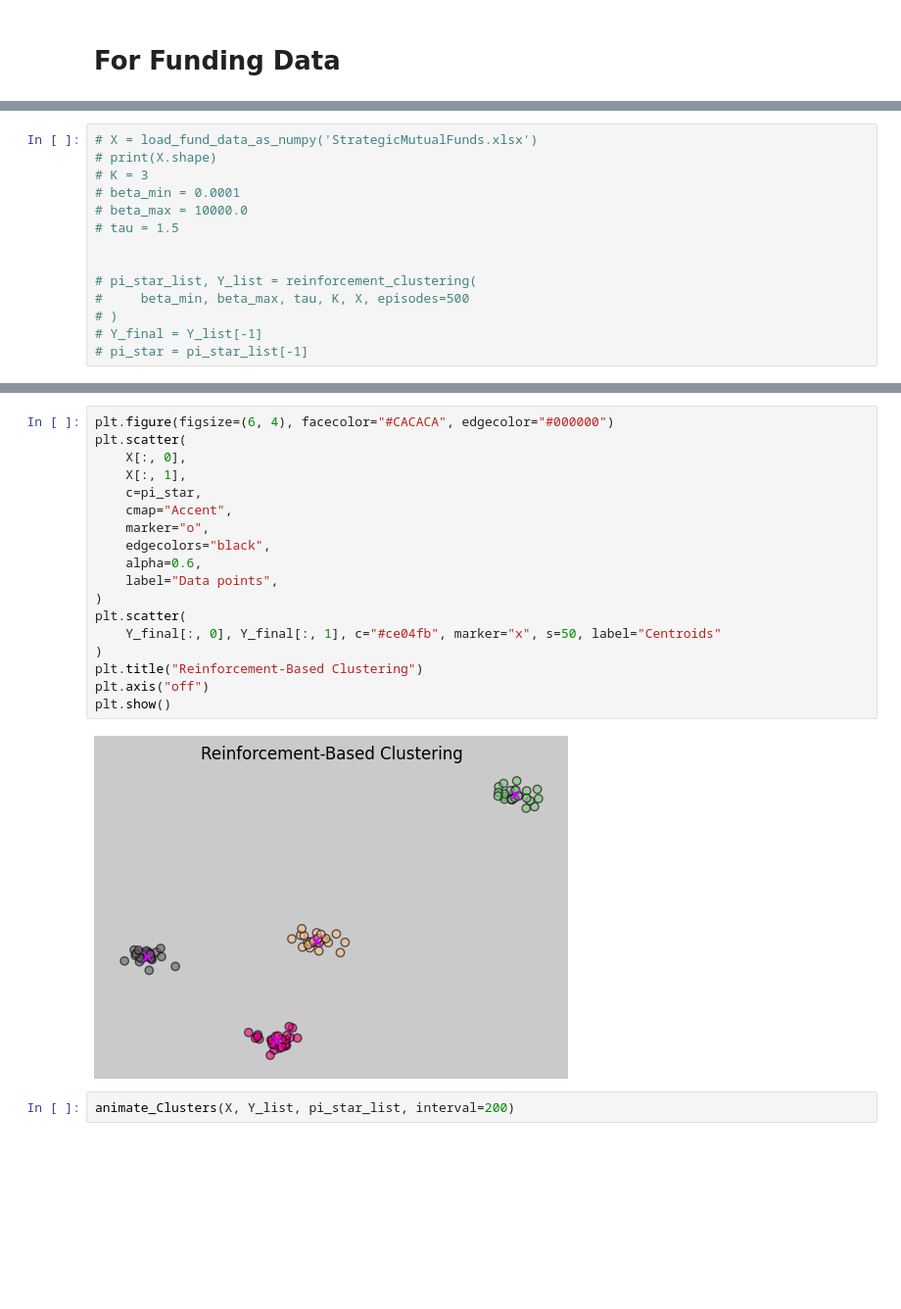
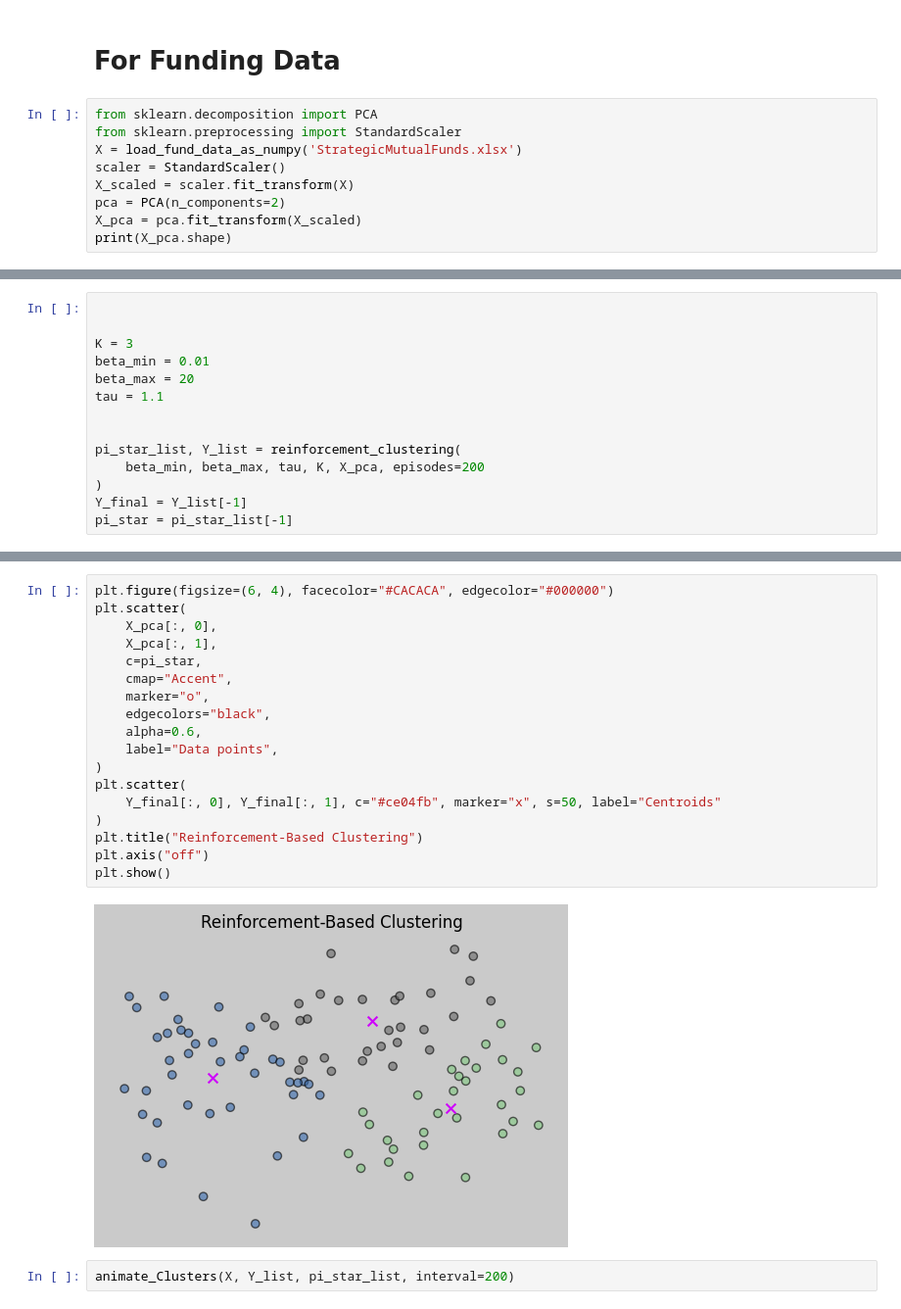
Before and after one commit to salar96/AutonomyAwareClustering, a Jupyter notebook: Reinforcement Based Clustering/main.ipynb, the cells around one changed output, grey strips where cells are left out. Shown at 98% size. Cells and saved outputs as stored; diff of their text form; blank space fills up the shorter version.

Commit message:
added financial data results

```diff
--- a/Reinforcement Based Clustering/main.ipynb
+++ b/Reinforcement Based Clustering/main.ipynb
@@ -28,2 +28,11 @@ pi_star = pi_star_list[-1]
 # %% [markdown]
 # For Funding Data
+# %%
+from sklearn.decomposition import PCA
+from sklearn.preprocessing import StandardScaler
+X = load_fund_data_as_numpy('StrategicMutualFunds.xlsx')
+scaler = StandardScaler()
+X_scaled = scaler.fit_transform(X)
+pca = PCA(n_components=2)
+X_pca = pca.fit_transform(X_scaled)
+print(X_pca.shape)
@@ -30,14 +41,14 @@ pi_star = pi_star_list[-1]
 # %%
-# X = load_fund_data_as_numpy('StrategicMutualFunds.xlsx')
-# print(X.shape)
-# K = 3
-# beta_min = 0.0001
-# beta_max = 10000.0
-# tau = 1.5
 
 
-# pi_star_list, Y_list = reinforcement_clustering(
-#     beta_min, beta_max, tau, K, X, episodes=500
-# )
-# Y_final = Y_list[-1]
-# pi_star = pi_star_list[-1]
+K = 3
+beta_min = 0.01
+beta_max = 20
+tau = 1.1
+
+
+pi_star_list, Y_list = reinforcement_clustering(
+    beta_min, beta_max, tau, K, X_pca, episodes=200
+)
+Y_final = Y_list[-1]
+pi_star = pi_star_list[-1]
@@ -44,23 +57,23 @@ pi_star = pi_star_list[-1]
 # %%
 plt.figure(figsize=(6, 4), facecolor="#CACACA", edgecolor="#000000")
 plt.scatter(
-    X[:, 0],
-    X[:, 1],
+    X_pca[:, 0],
+    X_pca[:, 1],
     c=pi_star,
     cmap="Accent",
     marker="o",
     edgecolors="black",
     alpha=0.6,
     label="Data points",
 )
 plt.scatter(
     Y_final[:, 0], Y_final[:, 1], c="#ce04fb", marker="x", s=50, label="Centroids"
 )
 plt.title("Reinforcement-Based Clustering")
 plt.axis("off")
 plt.show()
 # %% [output]
-[figure, old version]
+[figure, new version]
 # %%
 animate_Clusters(X, Y_list, pi_star_list, interval=200)
 # %% [output]
```
Also changed, not shown: parts of 3 cells of this notebook.
